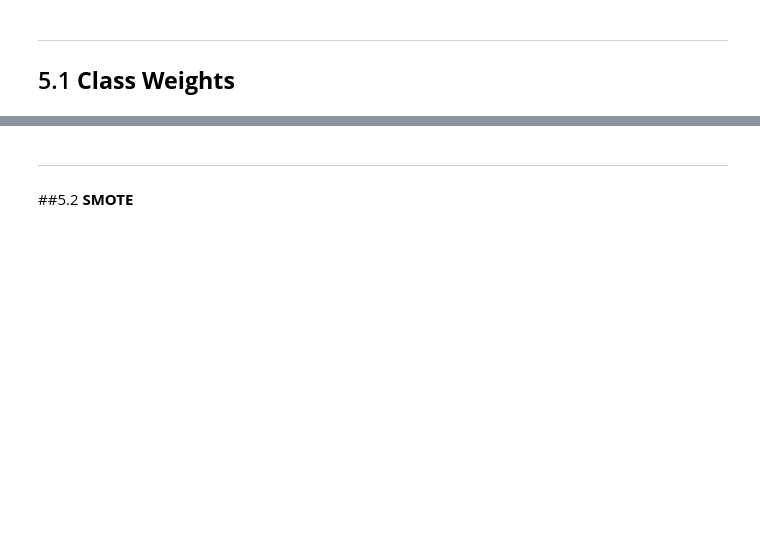
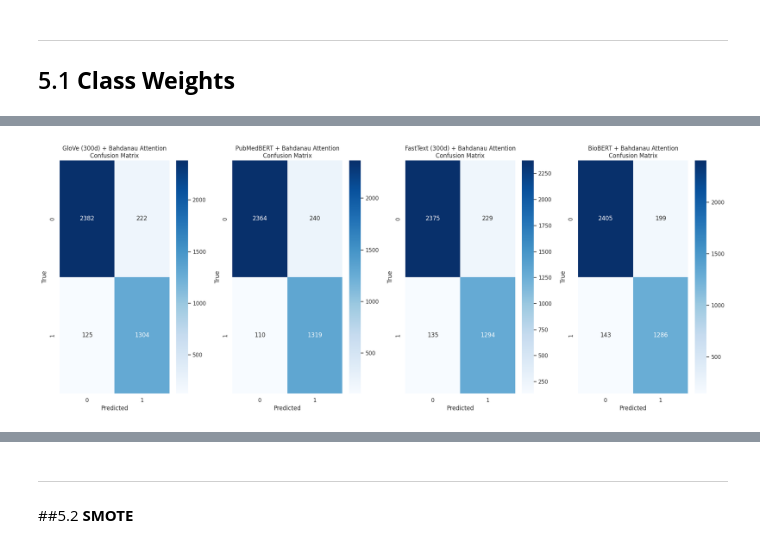
Before and after one commit to etoMvom/masterThesis, a Jupyter notebook: code/binary-class/notebooks/Binary_Class_Bi_GRU_Bahdanau_Attention_Glove300d_PubMedBert.ipynb, the cells around one changed output, grey strips where cells are left out. Cells and saved outputs as stored; diff of their text form; code cells hidden in the pictures; blank space fills up the shorter version.

```diff
--- a/code/binary-class/notebooks/Binary_Class_Bi_GRU_Bahdanau_Attention_Glove300d_PubMedBert.ipynb
+++ b/code/binary-class/notebooks/Binary_Class_Bi_GRU_Bahdanau_Attention_Glove300d_PubMedBert.ipynb
@@ -3877,25 +3985,32 @@ def evaluate_and_analyze_pubMedBert_class_weight(model, test_loader, device):
 # %%
-df_results_glove, df_correct_glove, df_wrong_glove, all_labels_glove, all_pred_glove = evaluate_and_analyze_glove_class_weight(model_glove, test_loader_glove, device)
-df_results_fasttext, df_correct_fasttext, df_wrong_fasttext, all_labels_fasttext, all_pred_fasttext = evaluate_and_analyze_glove_class_weight(model_fasttext, test_loader_glove, device)
-df_results_pubMedBert, df_wrong_pubMedBert, df_correct_pubMedBert, all_labels_pubMedBert, all_pred_pubMedBert = evaluate_and_analyze_pubMedBert_class_weight(model_pubMedBert, test_loader_pubMed, device)
-df_results_bioBert, df_correct_bioBert, df_wrong_bioBert, all_labels_bioBert, all_pred_bioBert = evaluate_and_analyze_pubMedBert(model_bioBert, test_loader_bio, device)
+df_results_glove, df_correct_glove, df_wrong_glove, all_labels_glove, all_probs_glove = evaluate_and_analyze_glove_wc(model_glove, test_loader_glove, device)
+df_results_fasttext, df_correct_fasttext, df_wrong_fasttext, all_labels_fasttext, all_probs_fasttext = evaluate_and_analyze_glove_wc(model_fasttext, test_loader_glove, device)
+df_results_pubMedBert, df_wrong_pubMedBert, df_correct_pubMedBert, all_labels_pubMedBert, all_probs_pubMedBert = evaluate_and_analyze_pubMedBert_wc(model_pubMedBert, test_loader_pubMed, device)
+df_results_bioBert, df_correct_bioBert, df_wrong_bioBert, all_labels_bioBert, all_probs_bioBert = evaluate_and_analyze_pubMedBert_wc(model_bioBert, test_loader_bio, device)
 # %%
-sns.set(style="whitegrid")
+# Compute predicted class labels from probabilities
+all_preds_glove = np.argmax(np.array(all_probs_glove), axis=1)
+all_preds_pubMedBert = np.argmax(np.array(all_probs_pubMedBert), axis=1)
+all_preds_fastText = np.argmax(np.array(all_probs_fasttext), axis=1)
+all_preds_bioBert = np.argmax(np.array(all_probs_bioBert), axis=1)
 
-fig, axes = plt.subplots(1, 4, figsize=(16, 8))
+# Create subplots for confusion matrices in a 1x4 layout
+fig, axes = plt.subplots(1, 4, figsize=(20, 8))
 
-plot_confusion_matrix(axes[0], all_labels_glove, all_pred_glove, num_classes = 2)
+plot_confusion_matrix(axes[0], all_labels_glove, all_preds_glove, NUM_CLASSES)
 axes[0].set_title("GloVe (300d) + Bahdanau Attention\nConfusion Matrix")
 
-plot_confusion_matrix(axes[1], all_labels_fasttext, all_pred_fasttext, num_classes = 2)
-axes[1].set_title("FastText (300d) + Bahdanau Attention\nConfusion Matrix")
+plot_confusion_matrix(axes[1], all_labels_pubMedBert, all_preds_pubMedBert, NUM_CLASSES)
+axes[1].set_title("PubMedBERT + Bahdanau Attention\nConfusion Matrix")
 
-plot_confusion_matrix(axes[2], all_labels_pubMedBert, all_pred_pubMedBert, num_classes = 2)
-axes[2].set_title("PubMedBERT + Bahdanau Attention\nConfusion Matrix")
+plot_confusion_matrix(axes[2], all_labels_fasttext, all_preds_fastText, NUM_CLASSES)
+axes[2].set_title("FastText (300d) + Bahdanau Attention\nConfusion Matrix")
 
-plot_confusion_matrix(axes[3], all_labels_bioBert, all_pred_bioBert, num_classes = 2)
+plot_confusion_matrix(axes[3], all_labels_bioBert, all_preds_bioBert, NUM_CLASSES)
 axes[3].set_title("BioBERT + Bahdanau Attention\nConfusion Matrix")
 
 plt.tight_layout()
 plt.show()
+# %% [output]
+[figure, added]
 # %%
```
Also changed, not shown: parts of 25 cells of this notebook.
